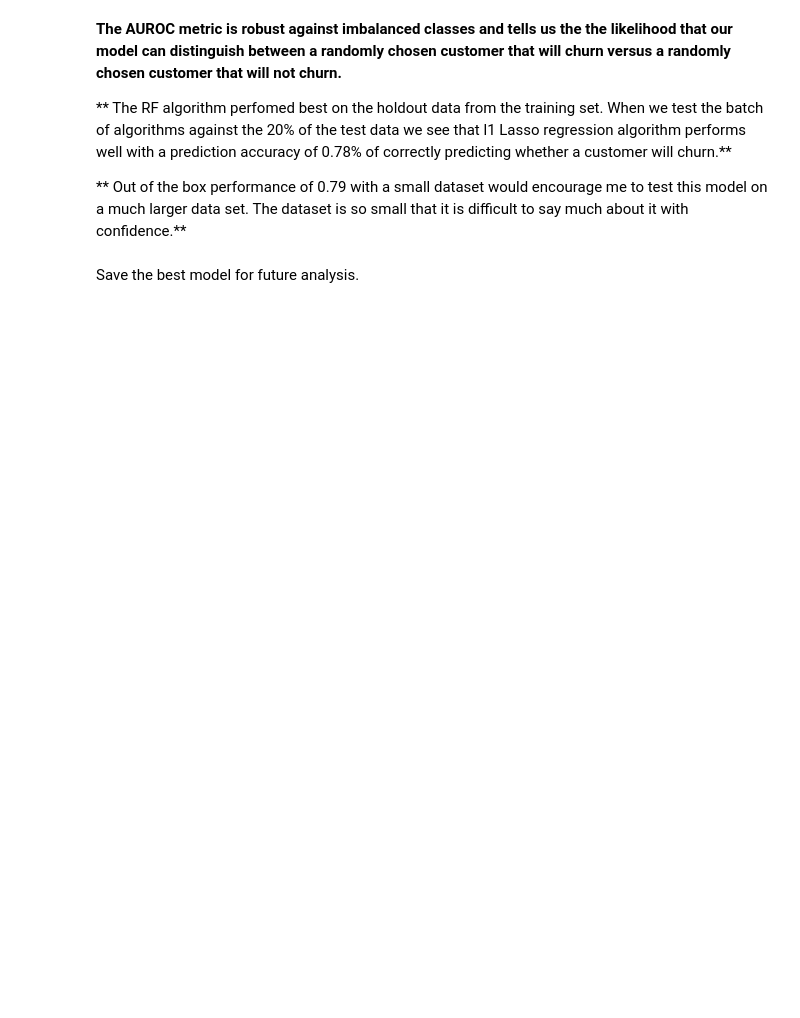
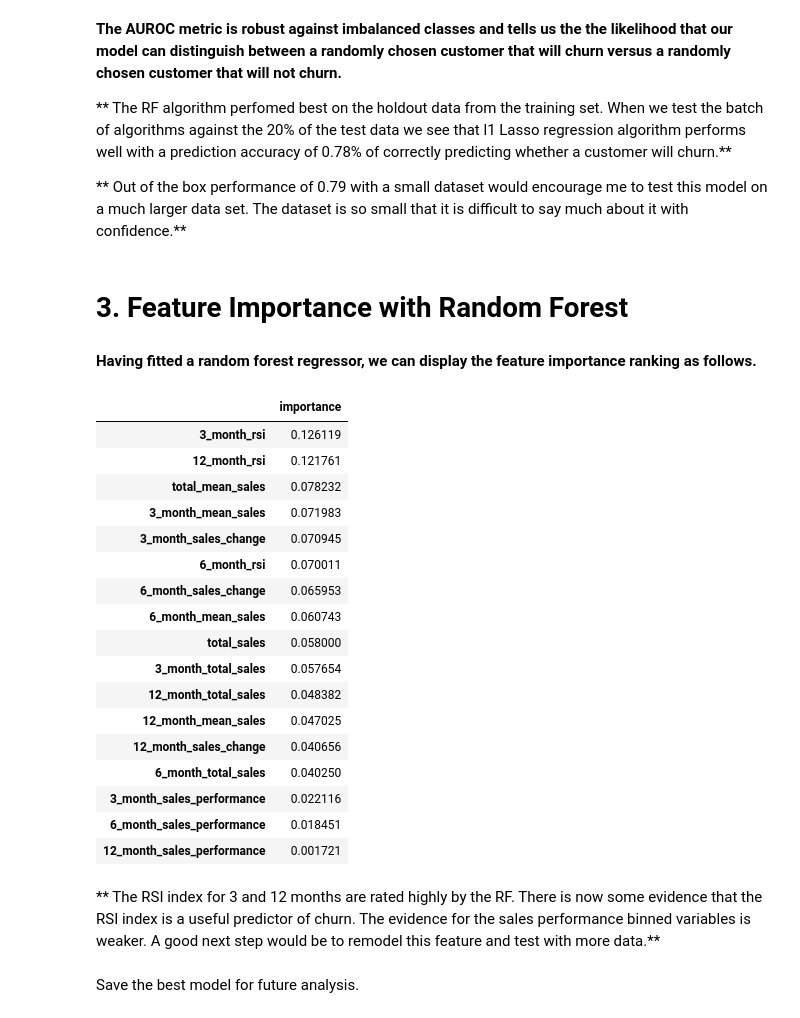
Before and after one commit to harrinac/Churn_Prediction, a Jupyter notebook: Churn_Exercise_Data_Analysis.ipynb, the cells around one changed output. Cells and saved outputs as stored; diff of their text form; code cells hidden in the pictures; blank space fills up the shorter version.

Commit message:
Add files via upload
Added Random Forest Feature Importance Table.

```diff
--- a/Churn_Exercise_Data_Analysis.ipynb
+++ b/Churn_Exercise_Data_Analysis.ipynb
@@ -177,7 +174,7 @@ The model will give us a probability of whether a customer will churn or not.
 y = df["churned"]
 
 # Create separate object for input features
-X = df.drop("churned", axis=1)
+X = df.drop(["churned", "supplier_key"], axis=1)
 # %% [markdown]
 ** We will split the train/test set 80/20. We also stratify to ensure the target feature is balanced in each subset of data. **
 # %%
@@ -437,6 +451,42 @@ plt.show()
 ** The RF algorithm perfomed best on the holdout data from the training set. When we test the batch of algorithms against the 20% of the test data we see that l1 Lasso regression algorithm performs well with a prediction accuracy of 0.78% of correctly predicting whether a customer will churn.**
 
 ** Out of the box performance of 0.79 with a small dataset would encourage me to test this model on a much larger data set. The dataset is so small that it is difficult to say much about it with confidence.**
+# %% [markdown]
+# 3. Feature Importance with Random Forest
+# %% [markdown]
+**Having fitted a random forest regressor, we can display the feature importance ranking as follows.**
+# %%
+#print(fitted_models['l1'].best_estimator_.named_steps.logisticregression.coef_)
+#print(fitted_models['rf'].best_estimator_.named_steps.randomforestclassifier.feature_importances_)
+
+feature_importances = pd.DataFrame(fitted_models['rf'].best_estimator_.named_steps.randomforestclassifier.feature_importances_,
+                                   index = X_train.columns,
+                                    columns=['importance']).sort_values('importance',ascending=False)
+feature_importances
+# %% [output]
+|  | importance |
+| 3_month_rsi | 0.126119 |
+| 12_month_rsi | 0.121761 |
+| total_mean_sales | 0.078232 |
+| 3_month_mean_sales | 0.071983 |
+| 3_month_sales_change | 0.070945 |
+| 6_month_rsi | 0.070011 |
+| 6_month_sales_change | 0.065953 |
+| 6_month_mean_sales | 0.060743 |
+| total_sales | 0.058000 |
+| 3_month_total_sales | 0.057654 |
+| 12_month_total_sales | 0.048382 |
+| 12_month_mean_sales | 0.047025 |
+| 12_month_sales_change | 0.040656 |
+| 6_month_total_sales | 0.040250 |
+| 3_month_sales_performance | 0.022116 |
+| 6_month_sales_performance | 0.018451 |
+| 12_month_sales_performance | 0.001721 |
+# %% [markdown]
+** The RSI index for 3 and 12 months are rated highly by the RF.
+There is now some evidence that the RSI index is a useful predictor of churn.
+The evidence for the sales performance binned variables is weaker.
+A good next step would be to remodel this feature and test with more data.**
 # %% [markdown]
 Save the best model for future analysis.
 # %%
```
Also changed, not shown: parts of 12 cells of this notebook.
